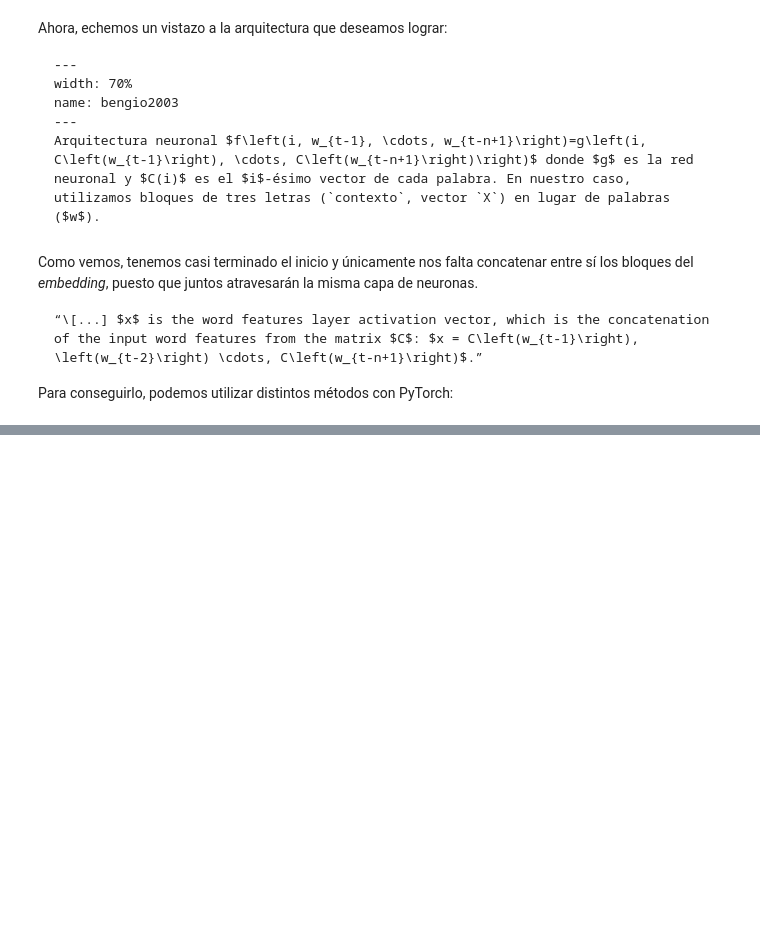
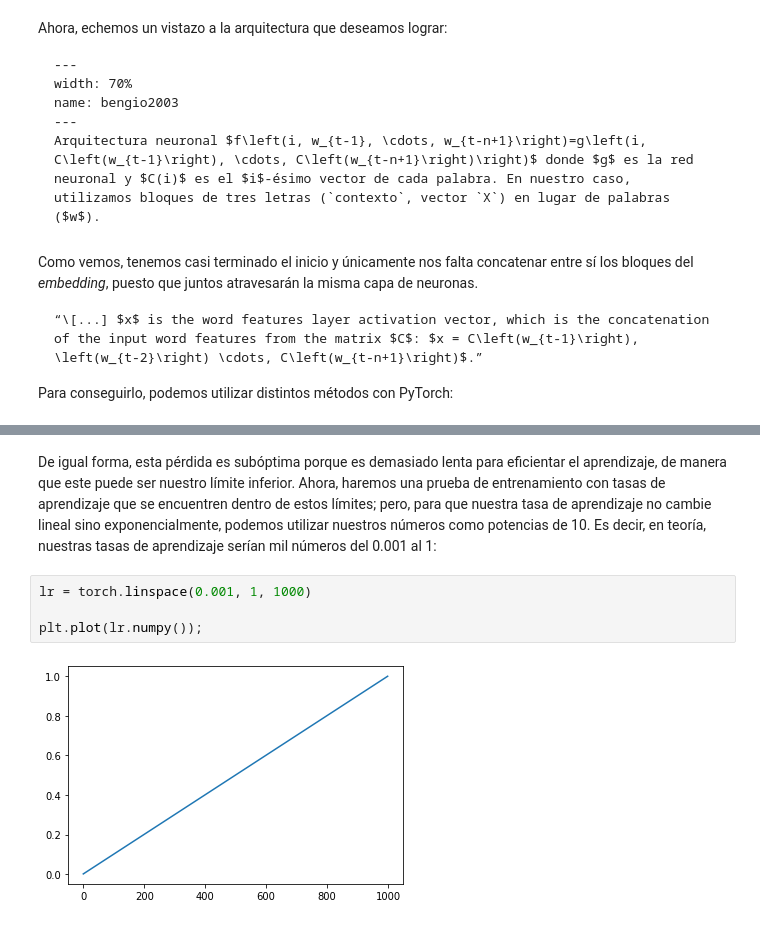
Before and after one commit to DanteNoguez/dantenoguez.github.io, a Jupyter notebook: ensayos/_build/jupyter_execute/notebooks/alfa/hacedor2.ipynb, the cells around one changed output, grey strips where cells are left out. Saved outputs shown, nothing was run; the diff lists cells and outputs as text; blank space fills up the shorter version.

```diff
--- a/ensayos/_build/jupyter_execute/notebooks/alfa/hacedor2.ipynb
+++ b/ensayos/_build/jupyter_execute/notebooks/alfa/hacedor2.ipynb
@@ -340,0 +440,8 @@ edubgakio.
+# %% [markdown]
+De igual forma, esta pérdida es subóptima porque es demasiado lenta para eficientar el aprendizaje, de manera que este puede ser nuestro límite inferior. Ahora, haremos una prueba de entrenamiento con tasas de aprendizaje que se encuentren dentro de estos límites; pero, para que nuestra tasa de aprendizaje no cambie lineal sino exponencialmente, podemos utilizar nuestros números como potencias de 10. Es decir, en teoría, nuestras tasas de aprendizaje serían mil números del 0.001 al 1:
+# %%
+lr = torch.linspace(0.001, 1, 1000)
+
+plt.plot(lr.numpy());
+# %% [output]
+[figure, added]
```
Also changed, not shown: parts of 83 cells of this notebook, 31 other files.
